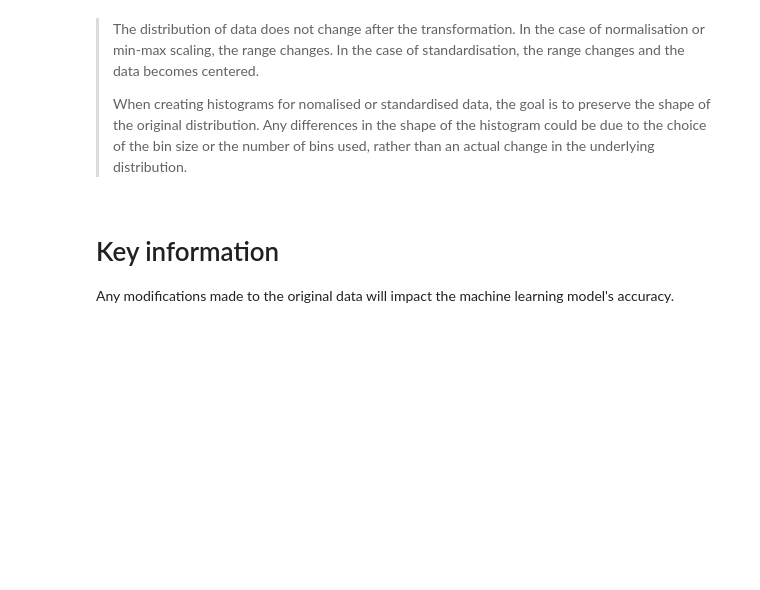
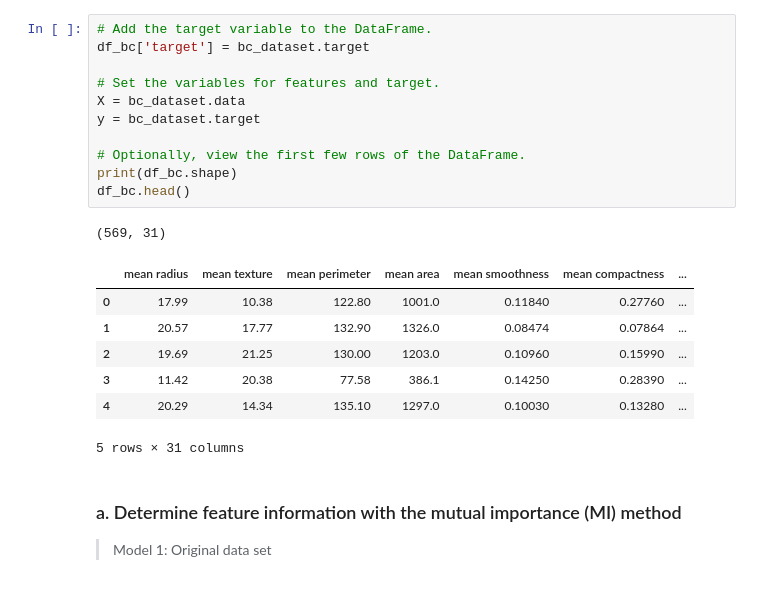
Before and after one commit to DipChow/datasciencefundamentals, a Jupyter notebook: statistical_techniques/feature_engineering/feature_selection.ipynb, the cells around one changed output. Drawn from its saved outputs; the diff is of its cells as text; blank space fills up the shorter version.

```diff
--- a/statistical_techniques/feature_engineering/feature_selection.ipynb
+++ b/statistical_techniques/feature_engineering/feature_selection.ipynb
@@ -101,7 +58,23 @@ plt.show()
-# %% [markdown]
-> The distribution of data does not change after the transformation. In the case of normalisation or min-max scaling, the range changes. In the case of standardisation, the range changes and the data becomes centered.
->
-> When creating histograms for nomalised or standardised data, the goal is to preserve the shape of the original distribution. Any differences in the shape of the histogram could be due to the choice of the bin size or the number of bins used, rather than an actual change in the underlying distribution.
-# %% [markdown]
-# Key information
-Any modifications made to the original data will impact the machine learning model's accuracy.
+# %%
+# Add the target variable to the DataFrame.
+df_bc['target'] = bc_dataset.target
+
+# Set the variables for features and target.
+X = bc_dataset.data
+y = bc_dataset.target
+
+# Optionally, view the first few rows of the DataFrame.
+print(df_bc.shape)
+df_bc.head()
+# %% [output]
+(569, 31)
+|  | mean radius | mean texture | mean perimeter | mean area | mean smoothness | mean compactness | ... |
+| 0 | 17.99 | 10.38 | 122.80 | 1001.0 | 0.11840 | 0.27760 | ... |
+| 1 | 20.57 | 17.77 | 132.90 | 1326.0 | 0.08474 | 0.07864 | ... |
+| 2 | 19.69 | 21.25 | 130.00 | 1203.0 | 0.10960 | 0.15990 | ... |
+| 3 | 11.42 | 20.38 | 77.58 | 386.1 | 0.14250 | 0.28390 | ... |
+| 4 | 20.29 | 14.34 | 135.10 | 1297.0 | 0.10030 | 0.13280 | ... |
+5 rows × 31 columns
+# %% [markdown]
+### a. Determine feature information with the mutual importance (MI) method
+> Model 1: Original data set
```
Also changed, not shown: parts of 32 cells of this notebook.
